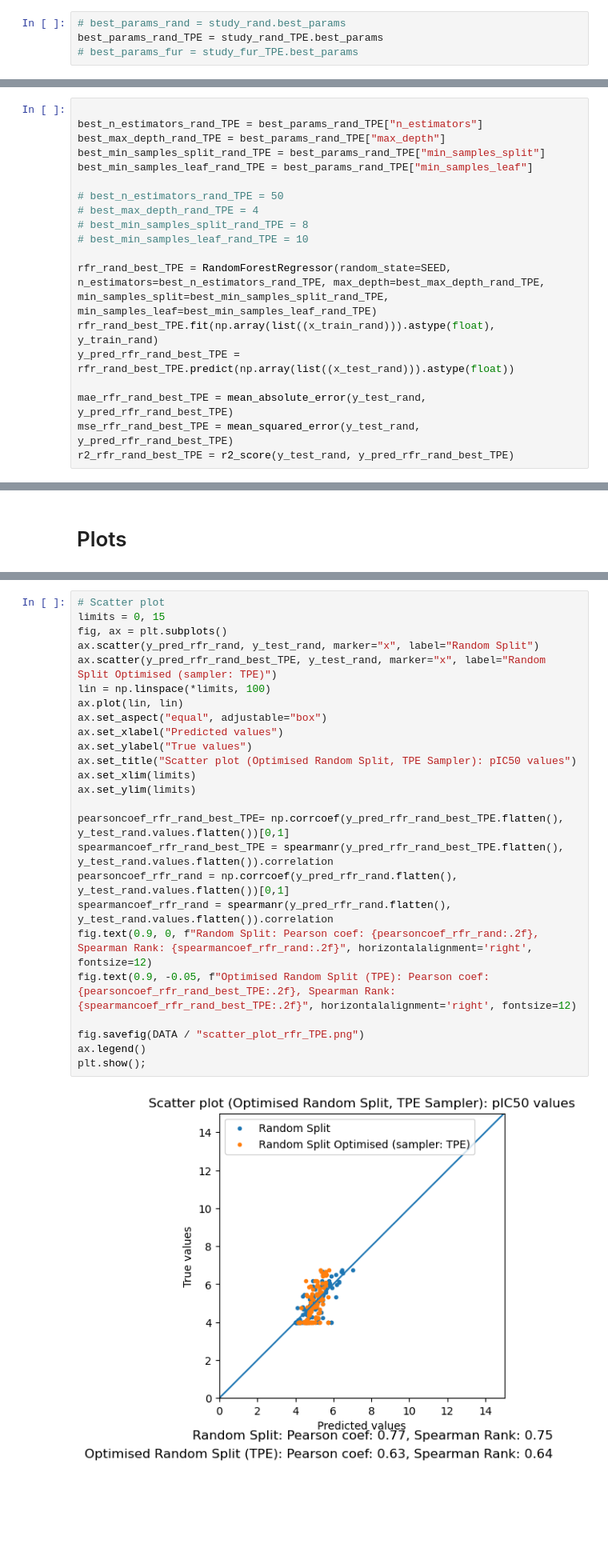
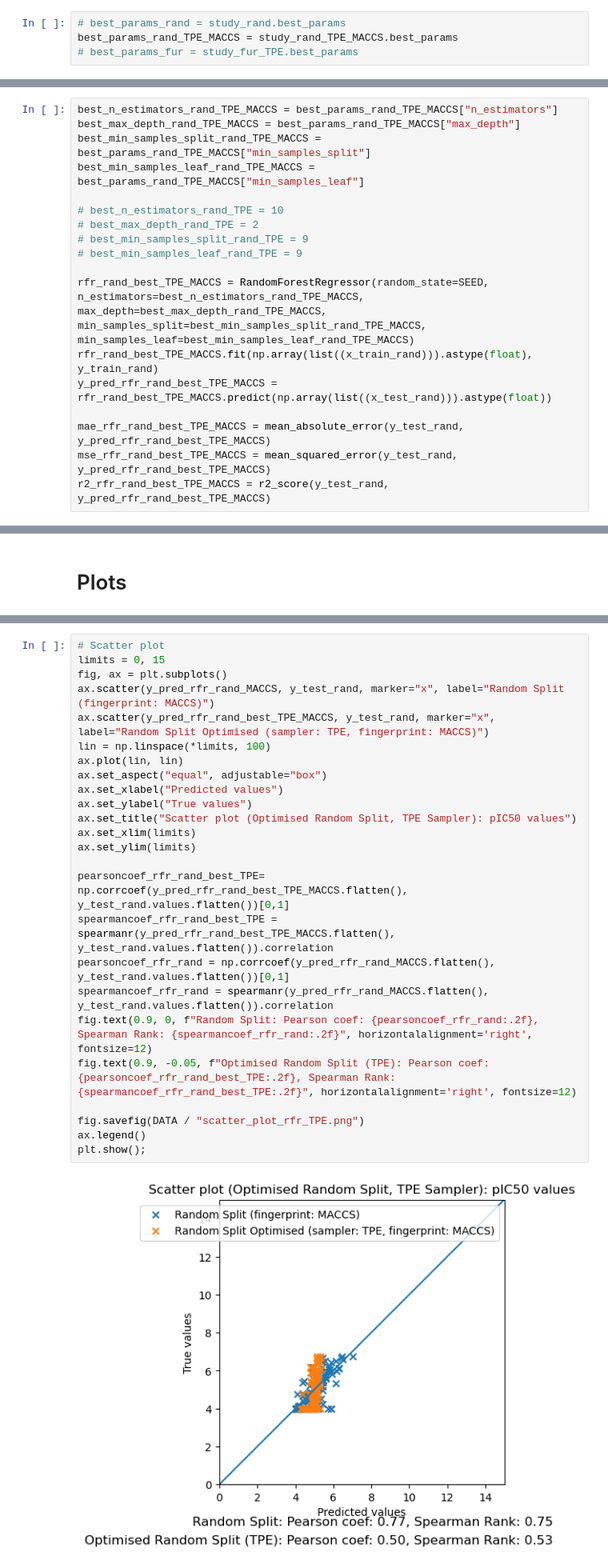
Before and after one commit to ASarriJackson/SummerProject, a Jupyter notebook: Regression/Regression_Random_Forest.ipynb, the cells around one changed output, grey strips where cells are left out. Shown at 80% size. Drawn from its saved outputs; the diff is of its cells as text; blank space fills up the shorter version.

Commit message:
regression random forest rerun, with morgan2 and maccs fingerprints

```diff
--- a/Regression/Regression_Random_Forest.ipynb
+++ b/Regression/Regression_Random_Forest.ipynb
@@ -225,4 +215,4 @@ study_rand_TPE.best_params
 # %%
 # best_params_rand = study_rand.best_params
-best_params_rand_TPE = study_rand_TPE.best_params
+best_params_rand_TPE_MACCS = study_rand_TPE_MACCS.best_params
 # best_params_fur = study_fur_TPE.best_params
@@ -255,19 +245,18 @@ NameError: name 'RandomForestRegressor' is not defined
 # %%
+best_n_estimators_rand_TPE_MACCS = best_params_rand_TPE_MACCS["n_estimators"]
+best_max_depth_rand_TPE_MACCS = best_params_rand_TPE_MACCS["max_depth"]
+best_min_samples_split_rand_TPE_MACCS = best_params_rand_TPE_MACCS["min_samples_split"]
+best_min_samples_leaf_rand_TPE_MACCS = best_params_rand_TPE_MACCS["min_samples_leaf"]
 
-best_n_estimators_rand_TPE = best_params_rand_TPE["n_estimators"]
-best_max_depth_rand_TPE = best_params_rand_TPE["max_depth"]
-best_min_samples_split_rand_TPE = best_params_rand_TPE["min_samples_split"]
-best_min_samples_leaf_rand_TPE = best_params_rand_TPE["min_samples_leaf"]
+# best_n_estimators_rand_TPE = 10
+# best_max_depth_rand_TPE = 2
+# best_min_samples_split_rand_TPE = 9
+# best_min_samples_leaf_rand_TPE = 9
 
-# best_n_estimators_rand_TPE = 50
-# best_max_depth_rand_TPE = 4
-# best_min_samples_split_rand_TPE = 8
-# best_min_samples_leaf_rand_TPE = 10
+rfr_rand_best_TPE_MACCS = RandomForestRegressor(random_state=SEED, n_estimators=best_n_estimators_rand_TPE_MACCS, max_depth=best_max_depth_rand_TPE_MACCS, min_samples_split=best_min_samples_split_rand_TPE_MACCS, min_samples_leaf=best_min_samples_leaf_rand_TPE_MACCS)
+rfr_rand_best_TPE_MACCS.fit(np.array(list((x_train_rand))).astype(float), y_train_rand)
+y_pred_rfr_rand_best_TPE_MACCS = rfr_rand_best_TPE_MACCS.predict(np.array(list((x_test_rand))).astype(float))
 
-rfr_rand_best_TPE = RandomForestRegressor(random_state=SEED, n_estimators=best_n_estimators_rand_TPE, max_depth=best_max_depth_rand_TPE, min_samples_split=best_min_samples_split_rand_TPE, min_samples_leaf=best_min_samples_leaf_rand_TPE)
-rfr_rand_best_TPE.fit(np.array(list((x_train_rand))).astype(float), y_train_rand)
-y_pred_rfr_rand_best_TPE = rfr_rand_best_TPE.predict(np.array(list((x_test_rand))).astype(float))
-
-mae_rfr_rand_best_TPE = mean_absolute_error(y_test_rand, y_pred_rfr_rand_best_TPE)
-mse_rfr_rand_best_TPE = mean_squared_error(y_test_rand, y_pred_rfr_rand_best_TPE)
-r2_rfr_rand_best_TPE = r2_score(y_test_rand, y_pred_rfr_rand_best_TPE)
+mae_rfr_rand_best_TPE_MACCS = mean_absolute_error(y_test_rand, y_pred_rfr_rand_best_TPE_MACCS)
+mse_rfr_rand_best_TPE_MACCS = mean_squared_error(y_test_rand, y_pred_rfr_rand_best_TPE_MACCS)
+r2_rfr_rand_best_TPE_MACCS = r2_score(y_test_rand, y_pred_rfr_rand_best_TPE_MACCS)
@@ -353,30 +378,30 @@ NameError: name 'study_rand' is not defined
 # %%
 # Scatter plot
 limits = 0, 15
 fig, ax = plt.subplots()
-ax.scatter(y_pred_rfr_rand, y_test_rand, marker="x", label="Random Split")
-ax.scatter(y_pred_rfr_rand_best_TPE, y_test_rand, marker="x", label="Random Split Optimised (sampler: TPE)")
+ax.scatter(y_pred_rfr_rand_MACCS, y_test_rand, marker="x", label="Random Split (fingerprint: MACCS)")
+ax.scatter(y_pred_rfr_rand_best_TPE_MACCS, y_test_rand, marker="x", label="Random Split Optimised (sampler: TPE, fingerprint: MACCS)")
 lin = np.linspace(*limits, 100)
 ax.plot(lin, lin)
 ax.set_aspect("equal", adjustable="box")
 ax.set_xlabel("Predicted values")
 ax.set_ylabel("True values")
 ax.set_title("Scatter plot (Optimised Random Split, TPE Sampler): pIC50 values")
 ax.set_xlim(limits)
 ax.set_ylim(limits)
 
-pearsoncoef_rfr_rand_best_TPE= np.corrcoef(y_pred_rfr_rand_best_TPE.flatten(), y_test_rand.values.flatten())[0,1]
-spearmancoef_rfr_rand_best_TPE = spearmanr(y_pred_rfr_rand_best_TPE.flatten(), y_test_rand.values.flatten()).correlation
-pearsoncoef_rfr_rand = np.corrcoef(y_pred_rfr_rand.flatten(), y_test_rand.values.flatten())[0,1]
-spearmancoef_rfr_rand = spearmanr(y_pred_rfr_rand.flatten(), y_test_rand.values.flatten()).correlation
+pearsoncoef_rfr_rand_best_TPE= np.corrcoef(y_pred_rfr_rand_best_TPE_MACCS.flatten(), y_test_rand.values.flatten())[0,1]
+spearmancoef_rfr_rand_best_TPE = spearmanr(y_pred_rfr_rand_best_TPE_MACCS.flatten(), y_test_rand.values.flatten()).correlation
+pearsoncoef_rfr_rand = np.corrcoef(y_pred_rfr_rand_MACCS.flatten(), y_test_rand.values.flatten())[0,1]
+spearmancoef_rfr_rand = spearmanr(y_pred_rfr_rand_MACCS.flatten(), y_test_rand.values.flatten()).correlation
 fig.text(0.9, 0, f"Random Split: Pearson coef: {pearsoncoef_rfr_rand:.2f}, Spearman Rank: {spearmancoef_rfr_rand:.2f}", horizontalalignment='right', fontsize=12)
 fig.text(0.9, -0.05, f"Optimised Random Split (TPE): Pearson coef: {pearsoncoef_rfr_rand_best_TPE:.2f}, Spearman Rank: {spearmancoef_rfr_rand_best_TPE:.2f}", horizontalalignment='right', fontsize=12)
 
 fig.savefig(DATA / "scatter_plot_rfr_TPE.png")
 ax.legend()
 plt.show();
 # %% [output]
-[figure, old version]
+[figure, new version]
 # %%
 # # Scatter plot
 # limits = 0, 15
```
Also changed, not shown: parts of 24 cells of this notebook, 13 other files.
